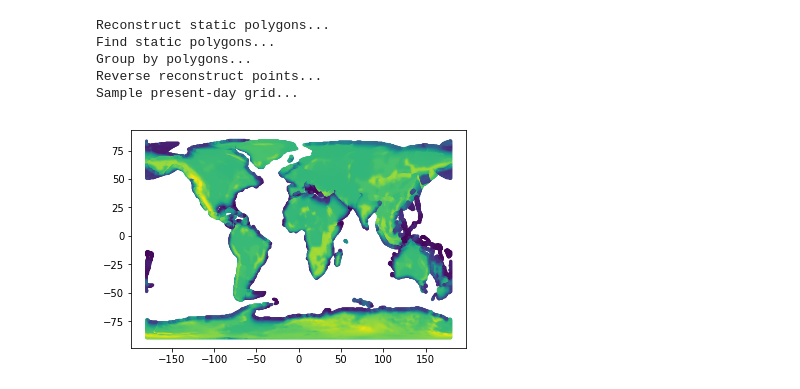
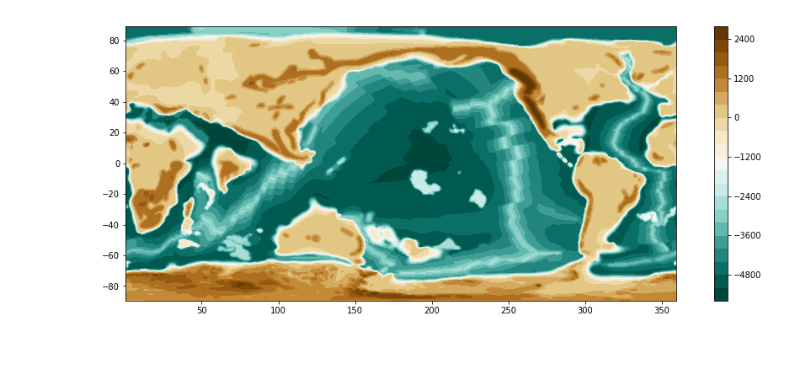
Before and after one commit to siwill22/paleotopography, a Jupyter notebook: dev/unreconstruct_paleotopography.ipynb, the cells around one changed output. Drawn from its saved outputs; the diff is of its cells as text; code cells hidden in the pictures; blank space fills up the shorter version.

```diff
--- a/dev/unreconstruct_paleotopography.ipynb
+++ b/dev/unreconstruct_paleotopography.ipynb
@@ -88,42 +41,4 @@ plt.show()
-# %%
-import points_spatial_tree
-from reconstruct_atom_rasters import *
-
-tmpX,tmpY = np.meshgrid(np.arange(-180.,180.01,0.5),np.arange(-90.,90.01,0.5))
-tmpX = tmpX.flatten()
-tmpY = tmpY.flatten()
-
-clip_points = [pygplates.PointOnSphere(point) for point in zip(tmpY,tmpX)]
-
-spatial_tree_of_uniform_recon_points = points_spatial_tree.PointsSpatialTree(clip_points)
-
-(recon_point_lons,
- recon_point_lats,
- point_lons,
- point_lats) = reconstruct_raster_stage(static_polygon_features,
-                                        rotation_model,
-                                        55.,
-                                        0.,
-                                        clip_points,
-                                        spatial_tree_of_uniform_recon_points)
-
-#plt.figure(figsize=(20,10))
-#plt.plot(point_lons,point_lats,'.')
-#plt.show()
-
-#plt.figure(figsize=(20,10))
-#plt.plot(recon_point_lons,recon_point_lats,'.')
-#plt.show()
-
-ptopo_pts = ptopo.sample(point_lons,point_lats)
-
-plt.scatter(recon_point_lons,recon_point_lats,
-            c=ptopo_pts,s=3)
-plt.show()
-# %% [output]
-Reconstruct static polygons...
-Find static polygons...
-Group by polygons...
-Reverse reconstruct points...
-Sample present-day grid...
-[figure, removed]
+# %%
+ptopo.plot()
+# %% [output]
+[figure, added]
```
Also changed, not shown: parts of 6 cells of this notebook, 1 other file.
